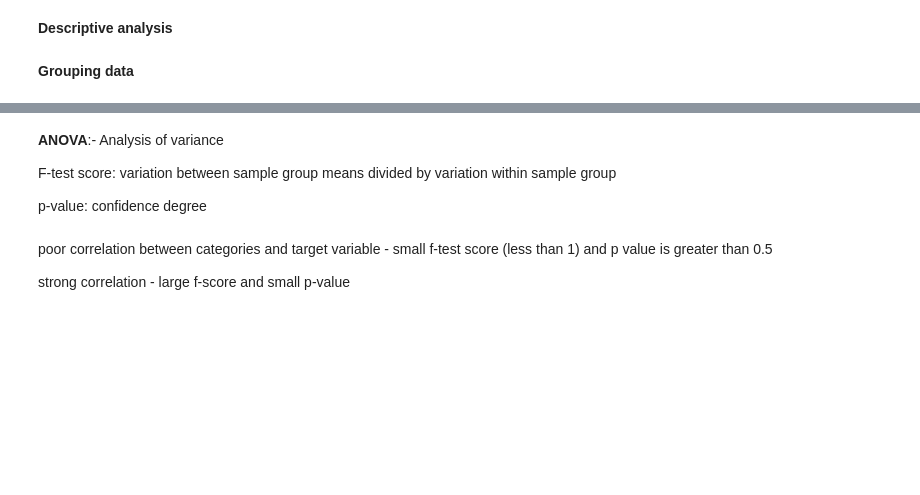
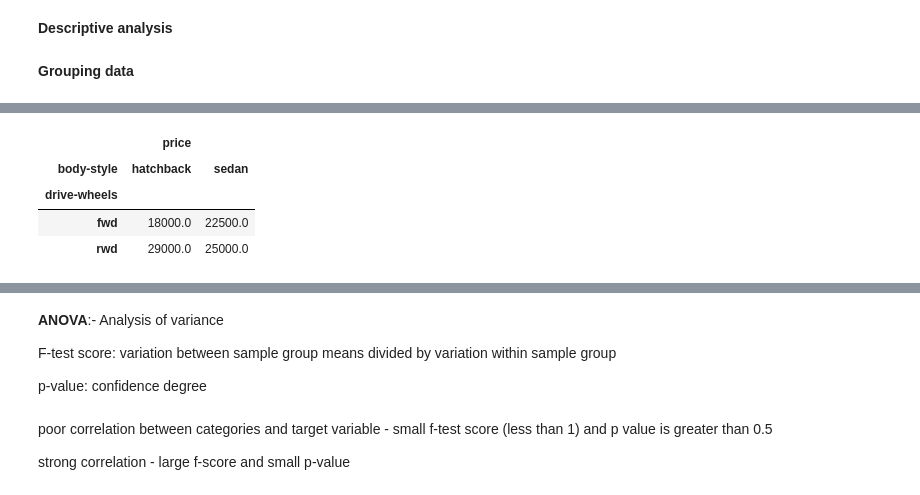
Before and after one commit to Parishri07/Data-Science-and-Machine-Learning, a Jupyter notebook: Exploratory_Data_Analysis.ipynb, the cells around one changed output, grey strips where cells are left out. Cells and saved outputs as stored; diff of their text form; code cells hidden in the pictures; blank space fills up the shorter version.

```diff
--- a/Exploratory_Data_Analysis.ipynb
+++ b/Exploratory_Data_Analysis.ipynb
@@ -39,0 +48,10 @@ plt.show()
+# %%
+# pivot table
+df_pivot = df_grp.pivot(index = 'drive-wheels', columns = 'body-style')
+df_pivot
+# %% [output]
+|  | price |  |
+| body-style | hatchback | sedan |
+| drive-wheels |  |  |
+| fwd | 18000.0 | 22500.0 |
+| rwd | 29000.0 | 25000.0 |
```
Also changed, not shown: parts of 4 cells of this notebook.
